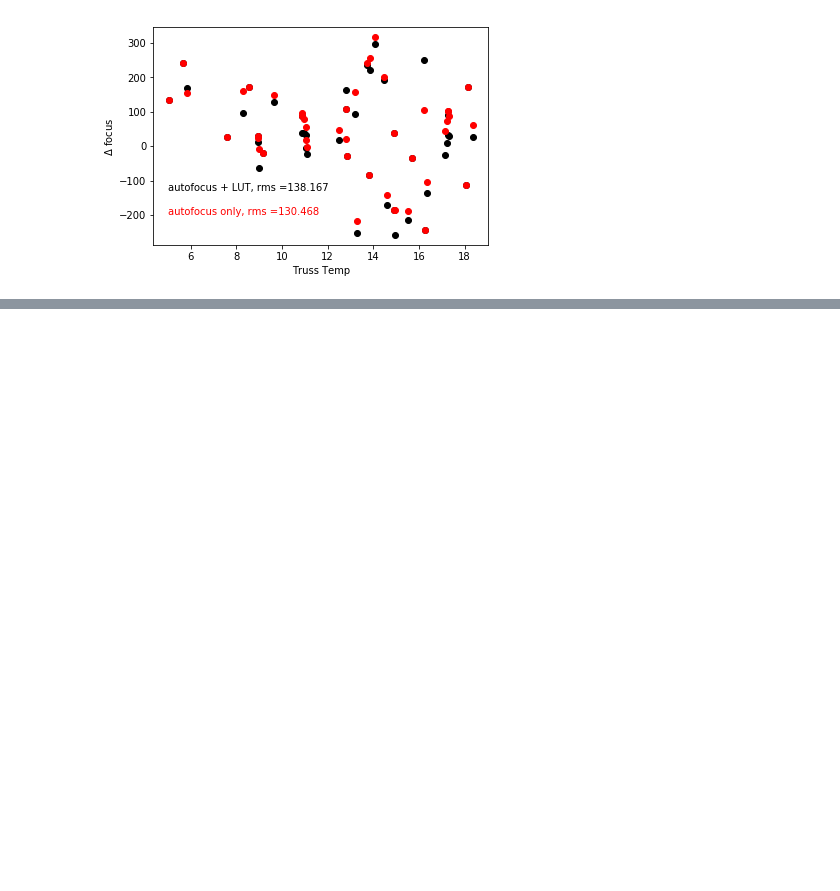
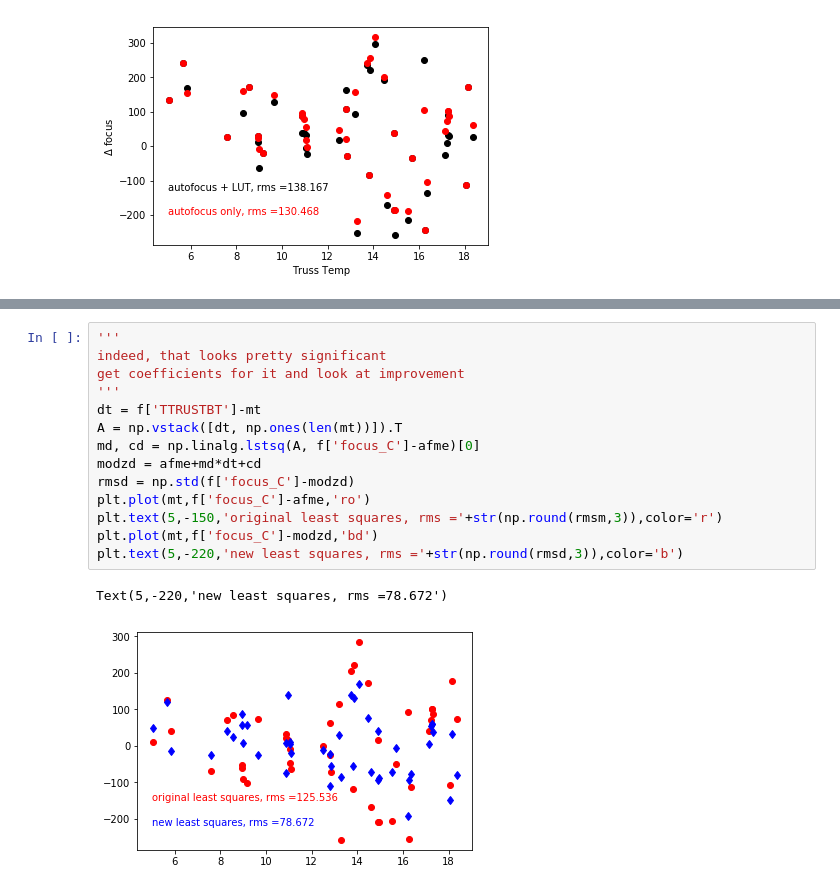
Before and after one commit to desihub/desici, a Jupyter notebook: doc/nb/focusanalysis2.ipynb, the cells around one changed output, grey strips where cells are left out. Cells and saved outputs as stored; diff of their text form; blank space fills up the shorter version.

```diff
--- a/doc/nb/focusanalysis2.ipynb
+++ b/doc/nb/focusanalysis2.ipynb
@@ -59,0 +161,17 @@ plt.show()
+# %%
+'''
+indeed, that looks pretty significant
+get coefficients for it and look at improvement
+'''
+dt = f['TTRUSTBT']-mt
+A = np.vstack([dt, np.ones(len(mt))]).T
+md, cd = np.linalg.lstsq(A, f['focus_C']-afme)[0]
+modzd = afme+md*dt+cd
+rmsd = np.std(f['focus_C']-modzd)
+plt.plot(mt,f['focus_C']-afme,'ro')
+plt.text(5,-150,'original least squares, rms ='+str(np.round(rmsm,3)),color='r')
+plt.plot(mt,f['focus_C']-modzd,'bd')
+plt.text(5,-220,'new least squares, rms ='+str(np.round(rmsd,3)),color='b')
+# %% [output]
+Text(5,-220,'new least squares, rms =78.672')
+[figure, added]
```
Also changed, not shown: parts of 12 cells of this notebook.
